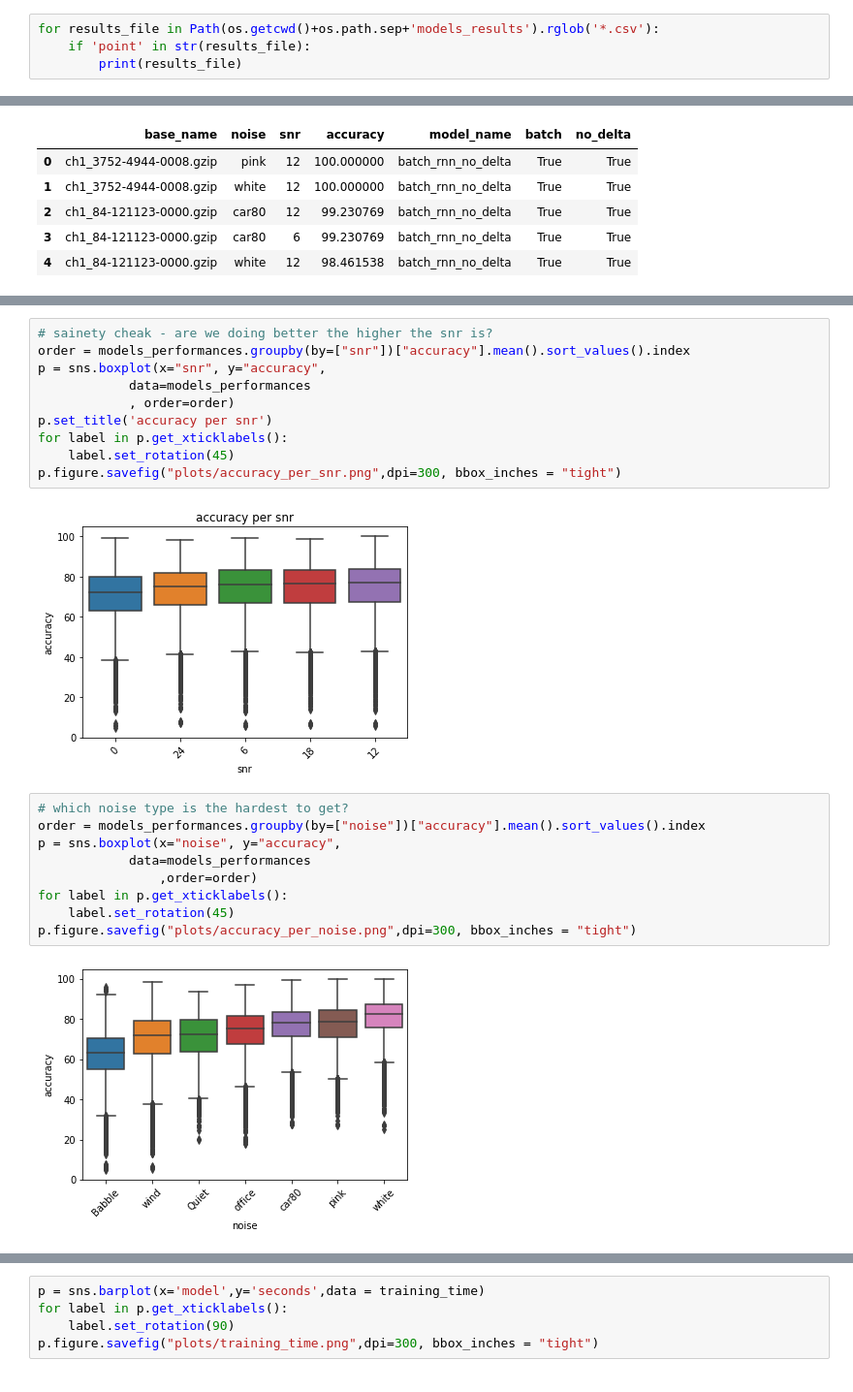
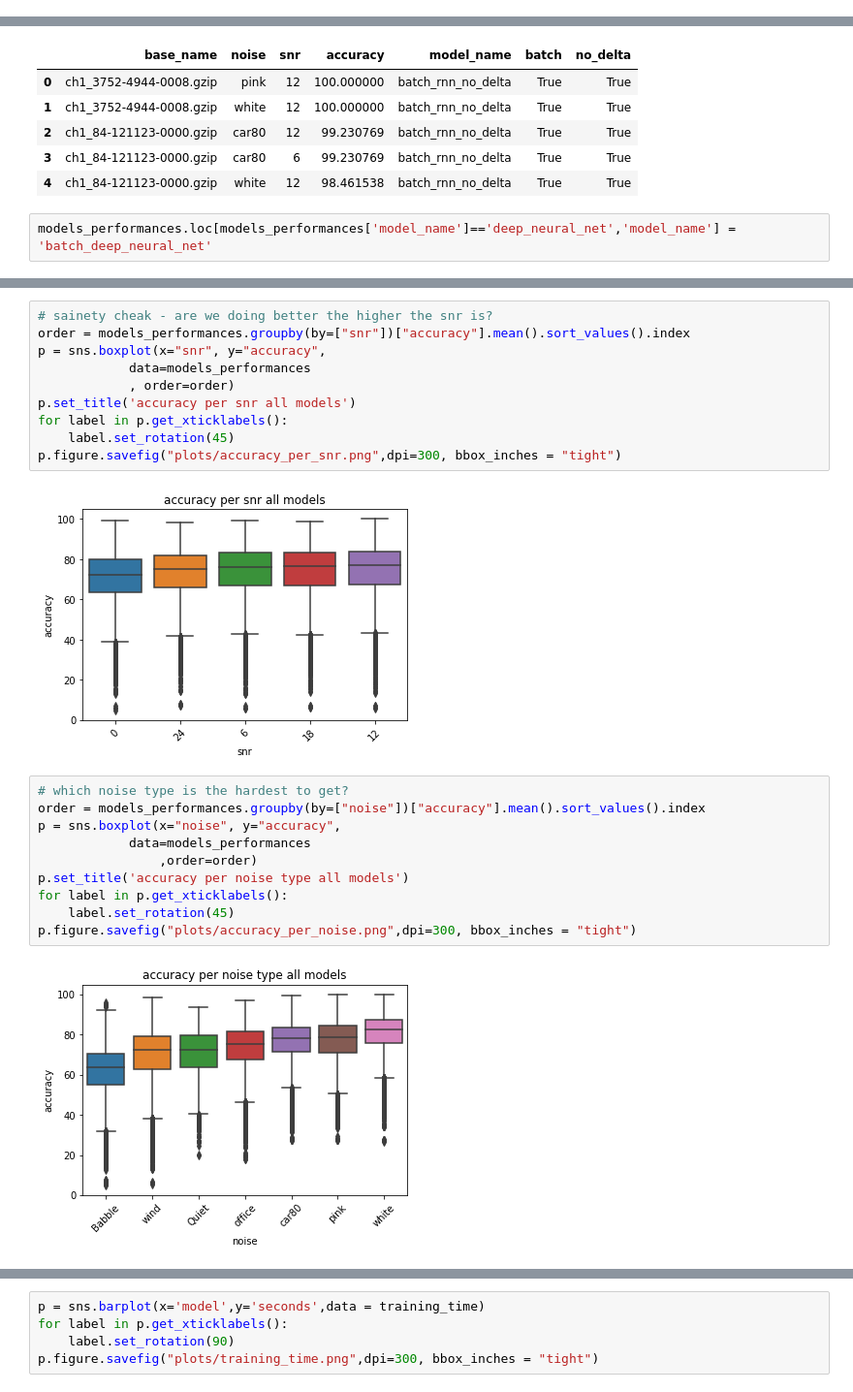
Before and after one commit to untergunter/voice-activity-detection, a Jupyter notebook: results_analysis.ipynb, the cells around one changed output, grey strips where cells are left out. Shown: that part at 97% size. Drawn from its saved outputs; the diff is of its cells as text.

```diff
--- a/results_analysis.ipynb
+++ b/results_analysis.ipynb
@@ -9,4 +9,0 @@ import pathlib
-# %%
-for results_file in Path(os.getcwd()+os.path.sep+'models_results').rglob('*.csv'):
-    if 'point' in str(results_file):
-        print(results_file)
@@ -39,6 +33,8 @@ models_performances.head()
 | 2 | ch1_84-121123-0000.gzip | car80 | 12 | 99.230769 | batch_rnn_no_delta | True | True |
 | 3 | ch1_84-121123-0000.gzip | car80 | 6 | 99.230769 | batch_rnn_no_delta | True | True |
 | 4 | ch1_84-121123-0000.gzip | white | 12 | 98.461538 | batch_rnn_no_delta | True | True |
+# %%
+models_performances.loc[models_performances['model_name']=='deep_neural_net','model_name'] = 'batch_deep_neural_net'
 # %%
 #so how is the best model?
 order = models_performances.groupby(by=["model_name"])["accuracy"].mean().sort_values().index
@@ -56,23 +52,24 @@ order = models_performances.groupby(by=["snr"])["accuracy"].mean().sort_values()
 p = sns.boxplot(x="snr", y="accuracy",
             data=models_performances
             , order=order)
-p.set_title('accuracy per snr')
+p.set_title('accuracy per snr all models')
 for label in p.get_xticklabels():
     label.set_rotation(45)
 p.figure.savefig("plots/accuracy_per_snr.png",dpi=300, bbox_inches = "tight")
 # %% [output]
-[figure, old version]
+[figure, new version]
 # %%
 # which noise type is the hardest to get?
 order = models_performances.groupby(by=["noise"])["accuracy"].mean().sort_values().index
 p = sns.boxplot(x="noise", y="accuracy",
             data=models_performances
                 ,order=order)
+p.set_title('accuracy per noise type all models')
 for label in p.get_xticklabels():
     label.set_rotation(45)
 p.figure.savefig("plots/accuracy_per_noise.png",dpi=300, bbox_inches = "tight")
 # %% [output]
-[figure, old version]
+[figure, new version]
 # %%
 training_time = pd.read_csv('training_time.csv')
 training_time['seconds'] = training_time['time']
```
Also changed, not shown: parts of 11 cells of this notebook, 21 other files.
